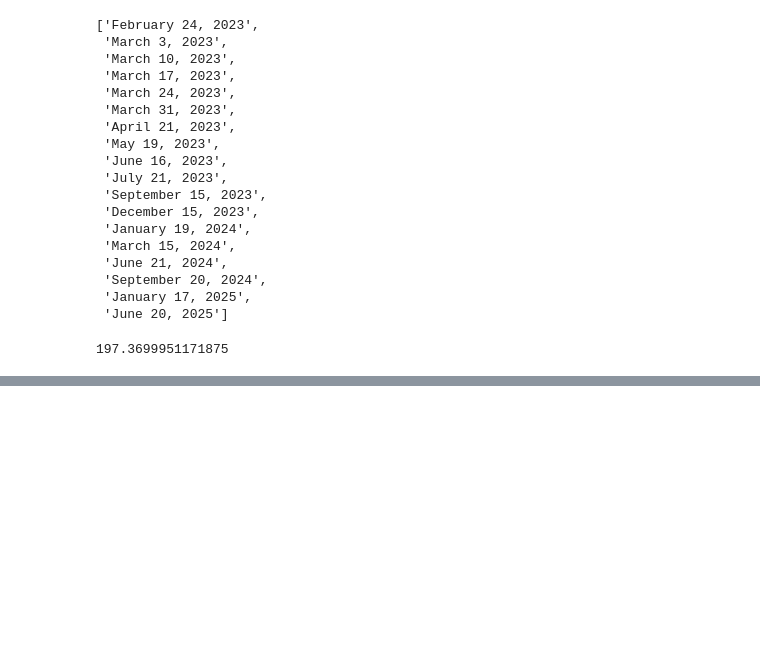
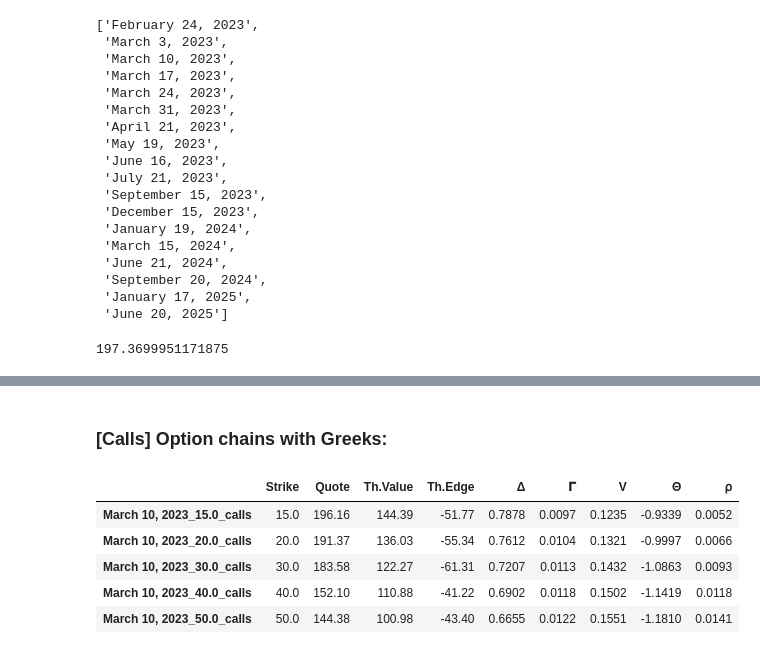
Before and after one commit to kevinhhl/options-pricing-tools-and-trading-strategies, a Jupyter notebook: Black_Scholes_Merton_Model_Part1_Screening_YF_for_theoretical_edges.ipynb, the cells around one changed output, grey strips where cells are left out. Saved outputs shown, nothing was run; the diff lists cells and outputs as text; code cells hidden in the pictures; blank space fills up the shorter version.

```diff
--- a/Black_Scholes_Merton_Model_Part1_Screening_YF_for_theoretical_edges.ipynb
+++ b/Black_Scholes_Merton_Model_Part1_Screening_YF_for_theoretical_edges.ipynb
@@ -202,7 +209,7 @@ NAME_VEGA    = "V"
 NAME_THETA   = "Θ"
 NAME_RHO     = "⍴"
 
-FORMAT_COLS = [NAME_QUOTE, NAME_TV, NAME_TVDIFF, NAME_DELTA, NAME_GAMMA, NAME_VEGA, NAME_THETA, NAME_RHO]
+FORMAT_COLS = [NAME_STRIKE, NAME_QUOTE, NAME_TV, NAME_TVDIFF, NAME_DELTA, NAME_GAMMA, NAME_VEGA, NAME_THETA, NAME_RHO]
 
 def get_df(chain, option_type, date_expire_str, verbose=False):
   ''' @param Object chain : from options.get_options_chain(symbol, date_expire_str)["option_type"]
@@ -256,0 +266,12 @@ model = BSM(s     =crnt_price,
+# %% [markdown]
+### **[Calls] Option chains with Greeks**:
+# %%
+df_call = get_df(chain_call, "calls", date_expire_str)
+df_call.head()
+# %% [output]
+|  | Strike | Quote | Th.Value | Th.Edge | Δ | 𝚪 | V | Θ | ⍴ |
+| March 10, 2023_15.0_calls | 15.0 | 196.16 | 144.39 | -51.77 | 0.7878 | 0.0097 | 0.1235 | -0.9339 | 0.0052 |
+| March 10, 2023_20.0_calls | 20.0 | 191.37 | 136.03 | -55.34 | 0.7612 | 0.0104 | 0.1321 | -0.9997 | 0.0066 |
+| March 10, 2023_30.0_calls | 30.0 | 183.58 | 122.27 | -61.31 | 0.7207 | 0.0113 | 0.1432 | -1.0863 | 0.0093 |
+| March 10, 2023_40.0_calls | 40.0 | 152.10 | 110.88 | -41.22 | 0.6902 | 0.0118 | 0.1502 | -1.1419 | 0.0118 |
+| March 10, 2023_50.0_calls | 50.0 | 144.38 | 100.98 | -43.40 | 0.6655 | 0.0122 | 0.1551 | -1.1810 | 0.0141 |
```
Also changed, not shown: parts of 34 cells of this notebook.
